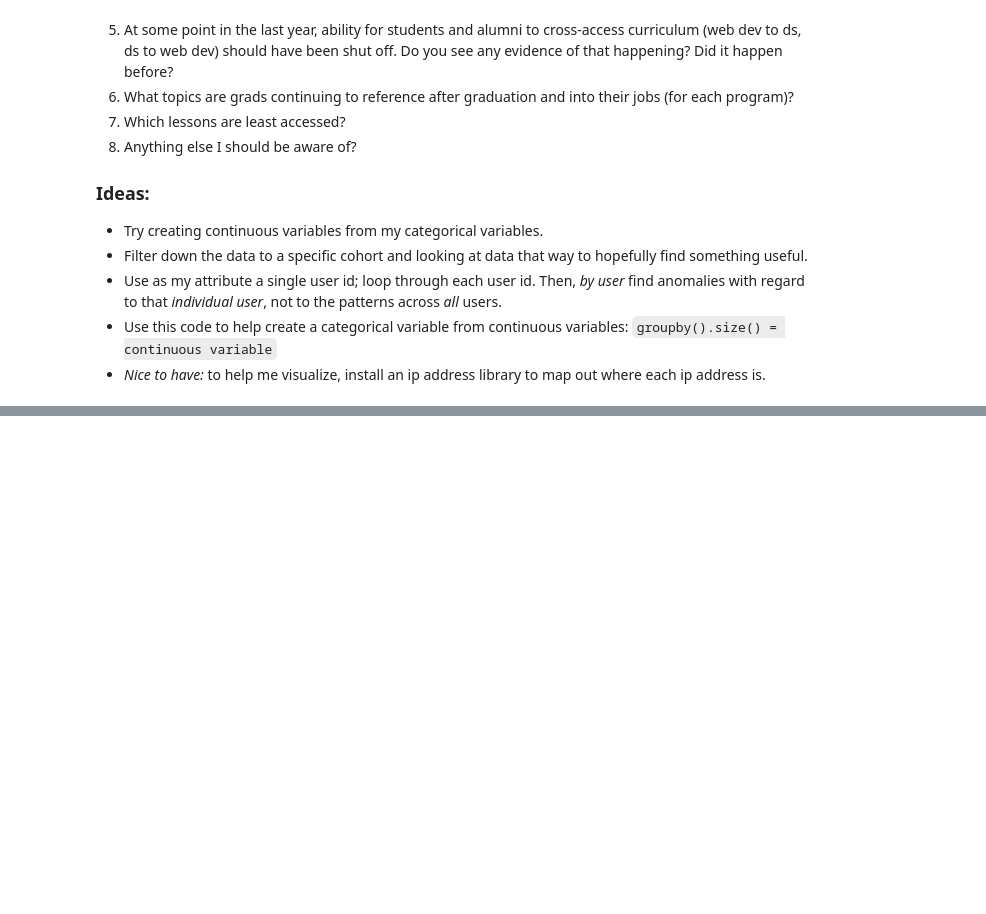
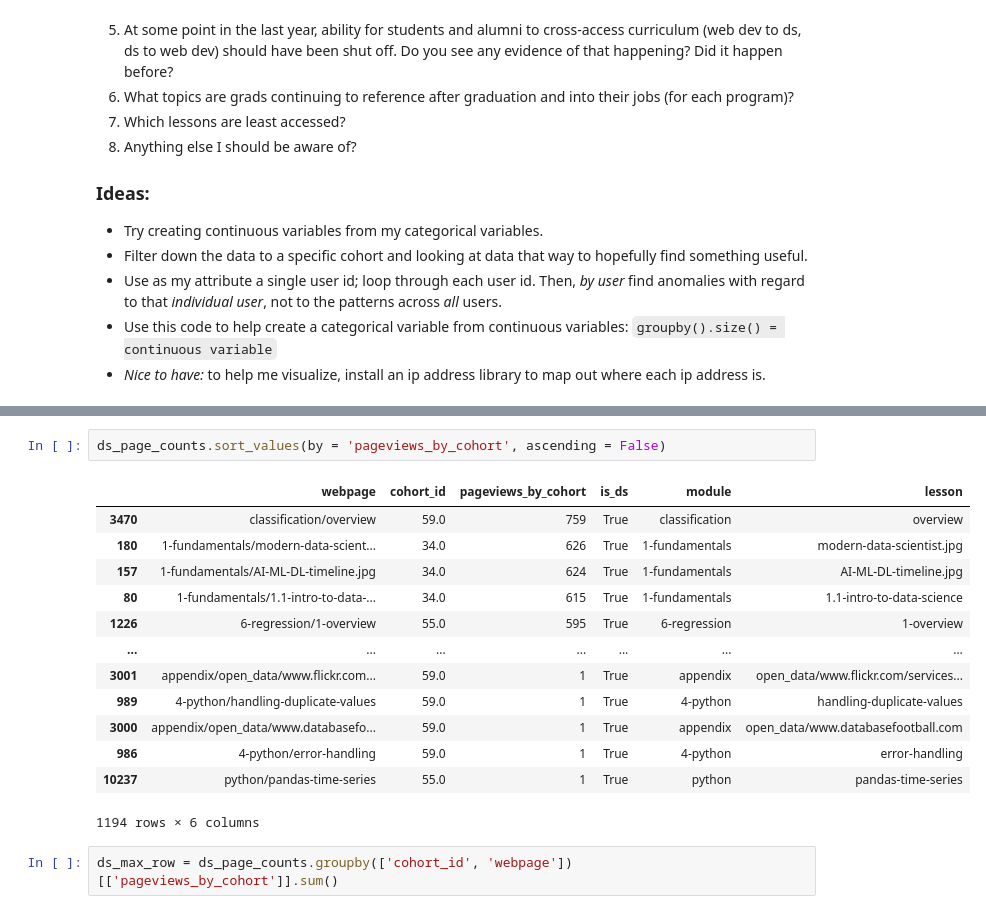
Before and after one commit to lukewbecker/time-series-project, a Jupyter notebook: time_series_project.ipynb, the cells around one changed output, grey strips where cells are left out. Saved outputs shown, nothing was run; the diff lists cells and outputs as text; blank space fills up the shorter version.

```diff
--- a/time_series_project.ipynb
+++ b/time_series_project.ipynb
@@ -120,0 +420,18 @@ df.i
+# %%
+ds_page_counts.sort_values(by = 'pageviews_by_cohort', ascending = False)
+# %% [output]
+|  | webpage | cohort_id | pageviews_by_cohort | is_ds | module | lesson |
+| 3470 | classification/overview | 59.0 | 759 | True | classification | overview |
+| 180 | 1-fundamentals/modern-data-scient... | 34.0 | 626 | True | 1-fundamentals | modern-data-scientist.jpg |
+| 157 | 1-fundamentals/AI-ML-DL-timeline.jpg | 34.0 | 624 | True | 1-fundamentals | AI-ML-DL-timeline.jpg |
+| 80 | 1-fundamentals/1.1-intro-to-data-... | 34.0 | 615 | True | 1-fundamentals | 1.1-intro-to-data-science |
+| 1226 | 6-regression/1-overview | 55.0 | 595 | True | 6-regression | 1-overview |
+| ... | ... | ... | ... | ... | ... | ... |
+| 3001 | appendix/open_data/www.flickr.com... | 59.0 | 1 | True | appendix | open_data/www.flickr.com/services... |
+| 989 | 4-python/handling-duplicate-values | 59.0 | 1 | True | 4-python | handling-duplicate-values |
+| 3000 | appendix/open_data/www.databasefo... | 59.0 | 1 | True | appendix | open_data/www.databasefootball.com |
+| 986 | 4-python/error-handling | 59.0 | 1 | True | 4-python | error-handling |
+| 10237 | python/pandas-time-series | 55.0 | 1 | True | python | pandas-time-series |
+1194 rows × 6 columns
+# %%
+ds_max_row = ds_page_counts.groupby(['cohort_id', 'webpage'])[['pageviews_by_cohort']].sum()
```
Also changed, not shown: parts of 51 cells of this notebook, 2 other files.
